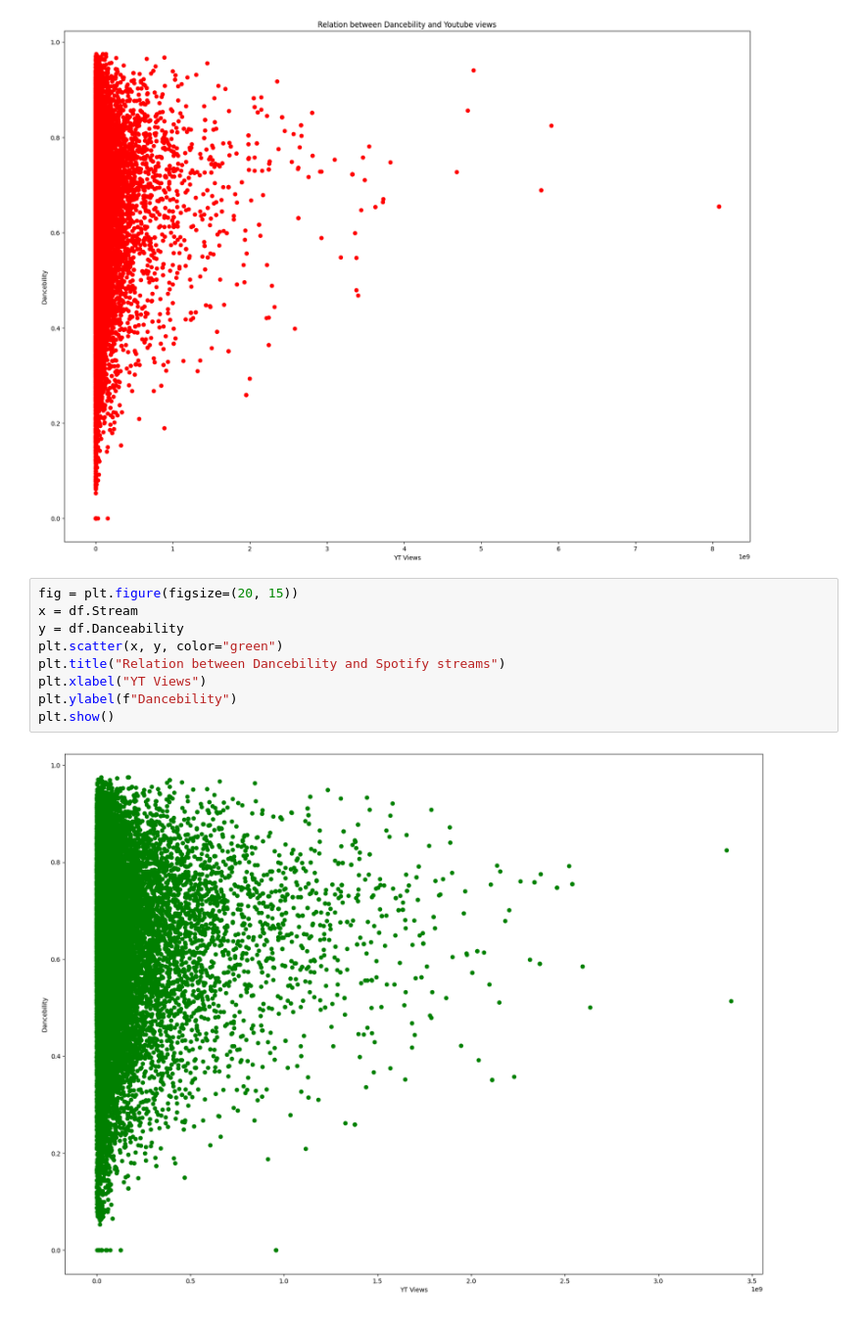
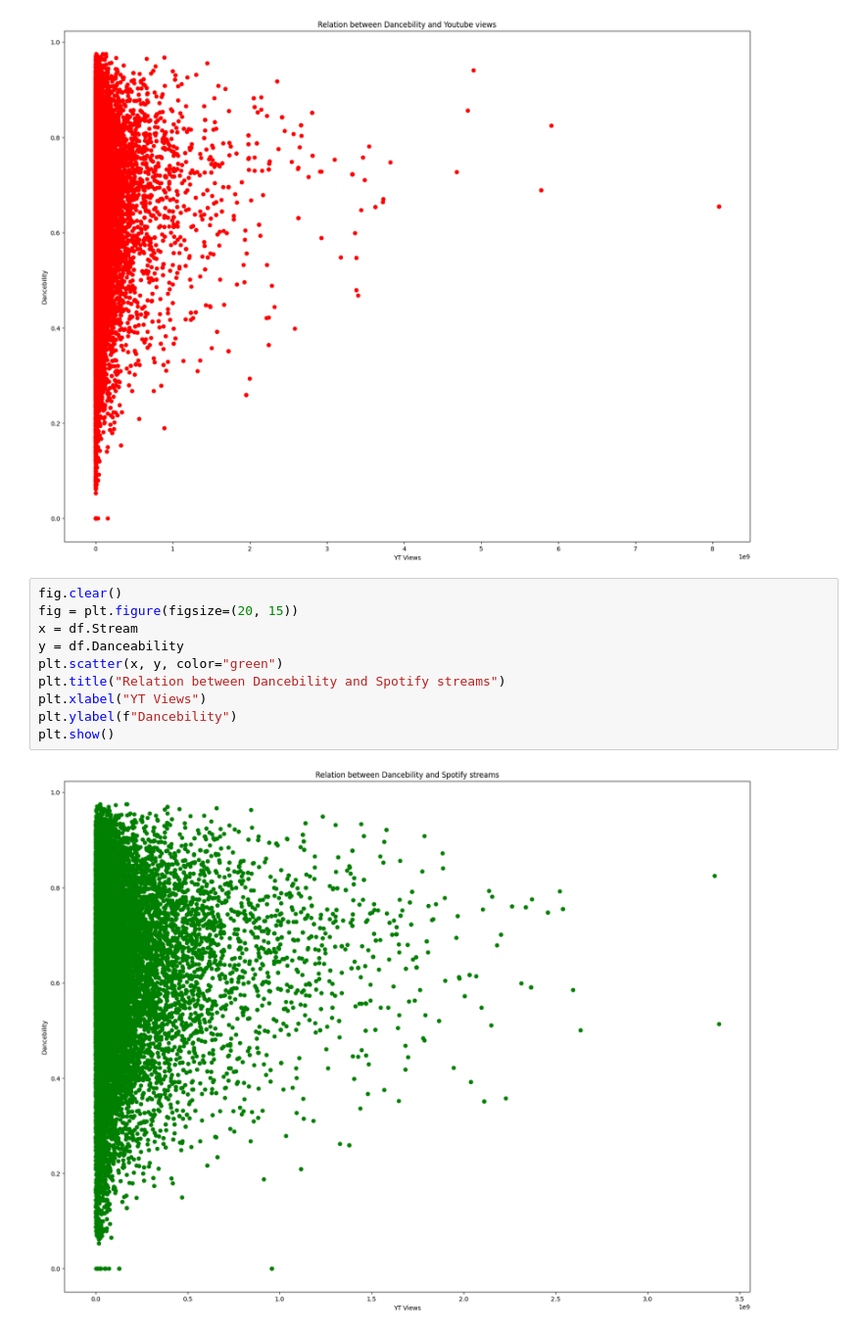
Before and after one commit to DamianZawolski/BIProject, a Jupyter notebook: YTSpotify.ipynb, the cells around one changed output. Shown: that part at 98% size. Drawn from its saved outputs; the diff is of its cells as text.

Commit message:
Simple charts

```diff
--- a/YTSpotify.ipynb
+++ b/YTSpotify.ipynb
@@ -35,13 +35,14 @@ plt.show()
 # %% [output]
 [figure]
 # %%
+fig.clear()
 fig = plt.figure(figsize=(20, 15))
 x = df.Stream
 y = df.Danceability
 plt.scatter(x, y, color="green")
 plt.title("Relation between Dancebility and Spotify streams")
 plt.xlabel("YT Views")
 plt.ylabel(f"Dancebility")
 plt.show()
 # %% [output]
-[figure, old version]
+[figure, new version]
```
